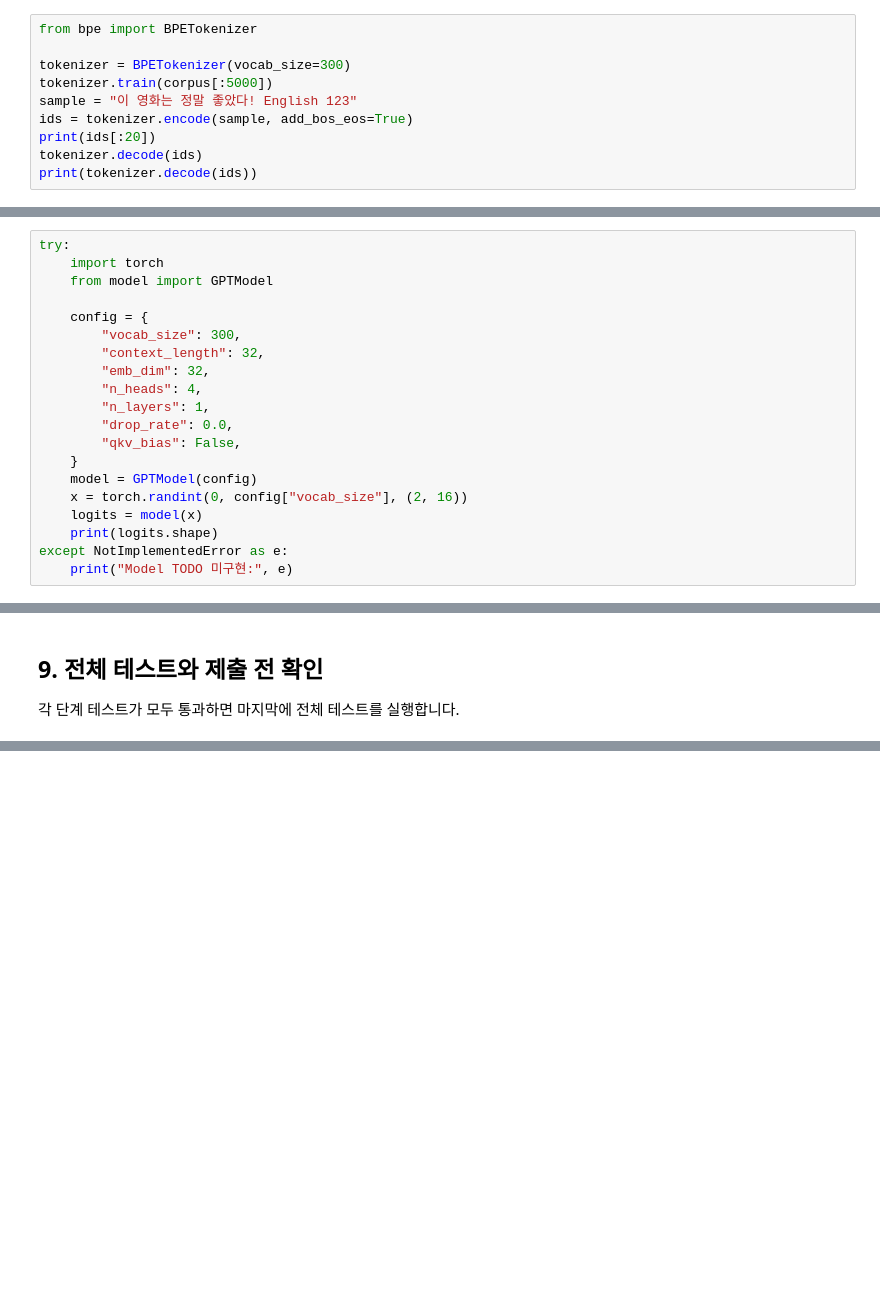
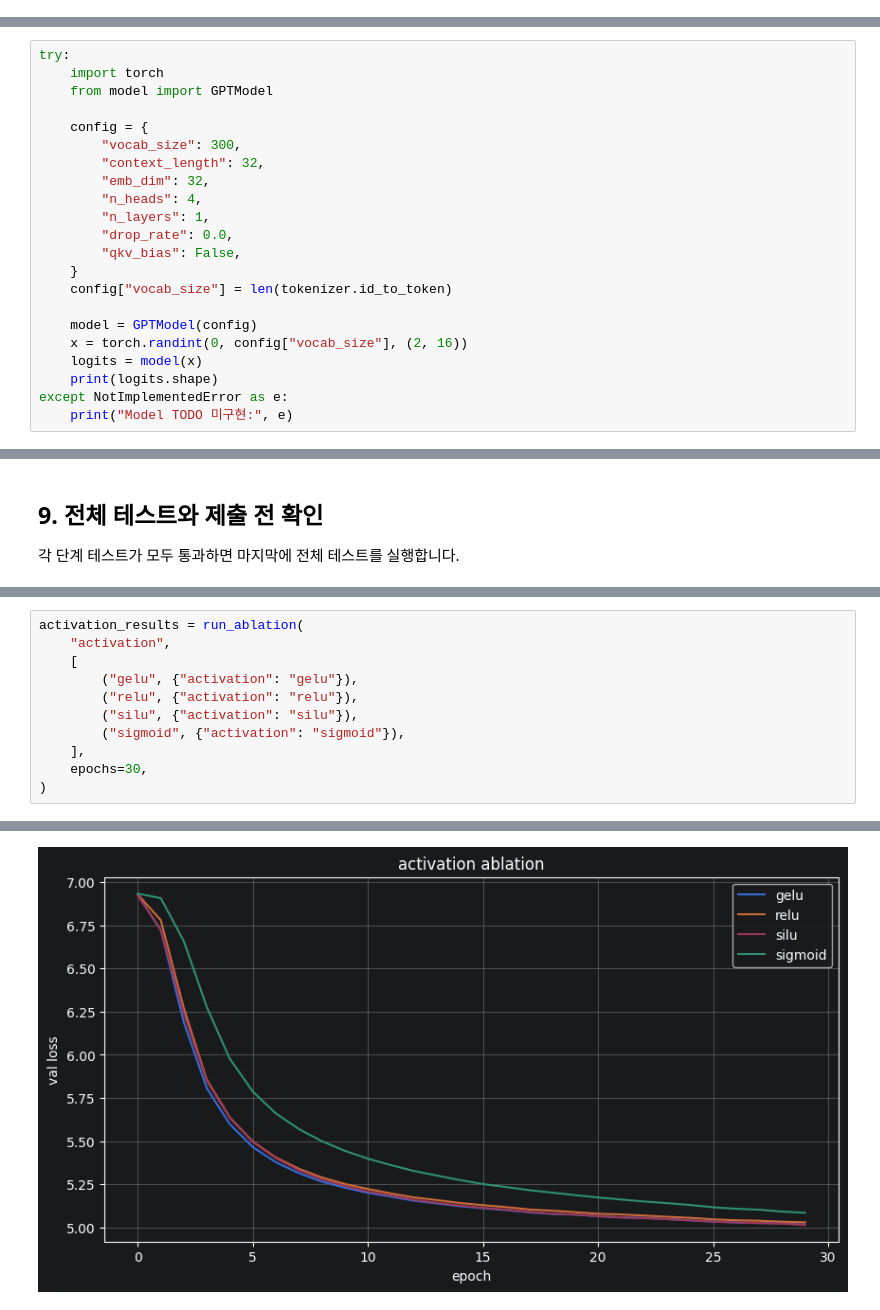
Before and after one commit to Jungle-12-303/week13-14-team-04-gpt-lab, a Jupyter notebook: gpt-lab.ipynb, the cells around one changed output, grey strips where cells are left out. Cells and saved outputs as stored; diff of their text form; blank space fills up the shorter version.

```diff
--- a/gpt-lab.ipynb
+++ b/gpt-lab.ipynb
@@ -182,10 +177,0 @@ b'1a'
-# %%
-from bpe import BPETokenizer
-
-tokenizer = BPETokenizer(vocab_size=300)
-tokenizer.train(corpus[:5000])
-sample = "이 영화는 정말 좋았다! English 123"
-ids = tokenizer.encode(sample, add_bos_eos=True)
-print(ids[:20])
-tokenizer.decode(ids)
-print(tokenizer.decode(ids))
@@ -267,6 +289,8 @@ try:
         "drop_rate": 0.0,
         "qkv_bias": False,
     }
+    config["vocab_size"] = len(tokenizer.id_to_token)
+
     model = GPTModel(config)
     x = torch.randint(0, config["vocab_size"], (2, 16))
     logits = model(x)
@@ -326,0 +1548,12 @@ run_pytest("tests/")
+# %%
+activation_results = run_ablation(
+    "activation",
+    [
+        ("gelu", {"activation": "gelu"}),
+        ("relu", {"activation": "relu"}),
+        ("silu", {"activation": "silu"}),
+        ("sigmoid", {"activation": "sigmoid"}),
+    ],
+    epochs=30,
+)
+# %% [output]
@@ -326,0 +1577 @@ run_pytest("tests/")
+[figure, added]
```
Also changed, not shown: parts of 71 cells of this notebook, 1 other file.
